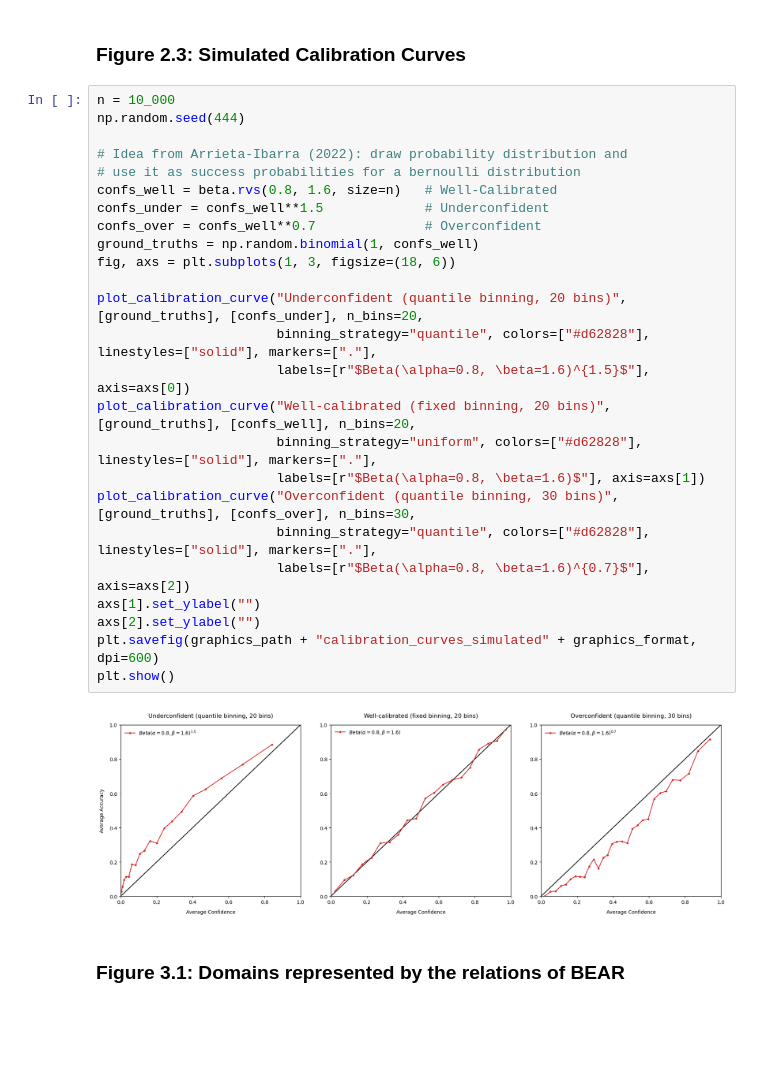
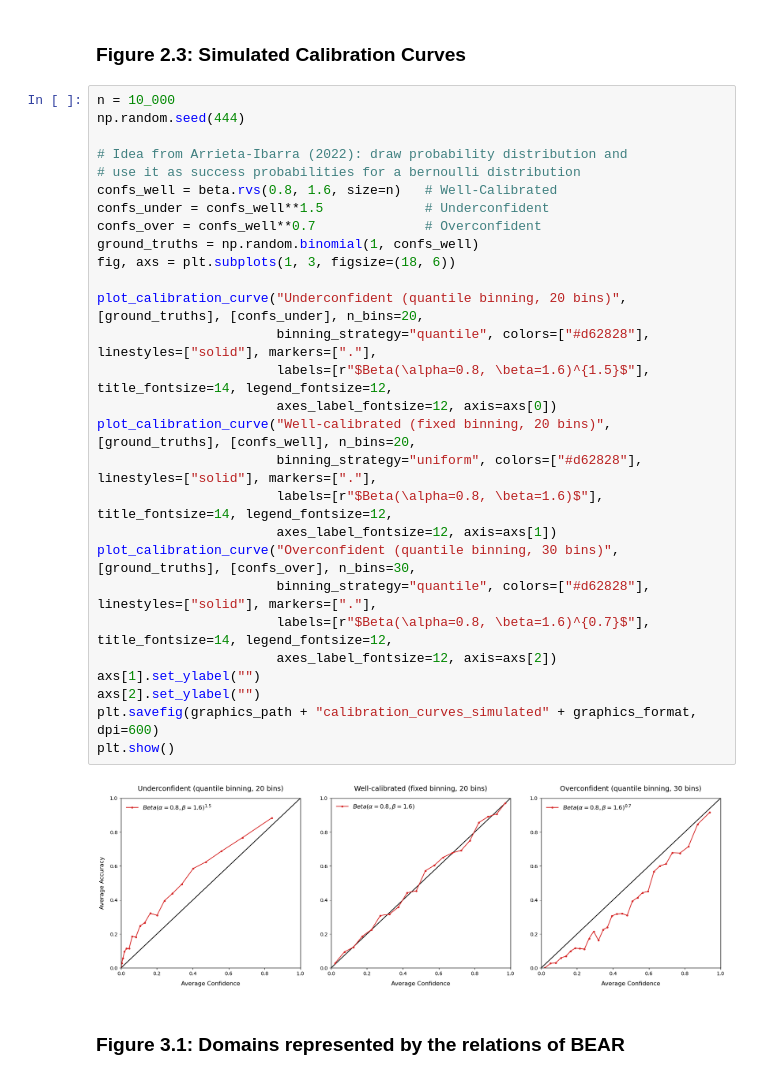
Before and after one commit to diamir707/LMsCONFonBEAR, a Jupyter notebook: results/e0other_results.ipynb, the cells around one changed output. Saved outputs shown, nothing was run; the diff lists cells and outputs as text; blank space fills up the shorter version.

```diff
--- a/results/e0other_results.ipynb
+++ b/results/e0other_results.ipynb
@@ -80,30 +80,33 @@ plt.show()
 # %%
 n = 10_000
 np.random.seed(444)
 
 # Idea from Arrieta-Ibarra (2022): draw probability distribution and
 # use it as success probabilities for a bernoulli distribution
 confs_well = beta.rvs(0.8, 1.6, size=n)   # Well-Calibrated
 confs_under = confs_well**1.5             # Underconfident
 confs_over = confs_well**0.7              # Overconfident
 ground_truths = np.random.binomial(1, confs_well)
 fig, axs = plt.subplots(1, 3, figsize=(18, 6))
 
 plot_calibration_curve("Underconfident (quantile binning, 20 bins)", [ground_truths], [confs_under], n_bins=20,
                        binning_strategy="quantile", colors=["#d62828"], linestyles=["solid"], markers=["."],
-                       labels=[r"$Beta(\alpha=0.8, \beta=1.6)^{1.5}$"], axis=axs[0])
+                       labels=[r"$Beta(\alpha=0.8, \beta=1.6)^{1.5}$"], title_fontsize=14, legend_fontsize=12,
+                       axes_label_fontsize=12, axis=axs[0])
 plot_calibration_curve("Well-calibrated (fixed binning, 20 bins)", [ground_truths], [confs_well], n_bins=20,
                        binning_strategy="uniform", colors=["#d62828"], linestyles=["solid"], markers=["."],
-                       labels=[r"$Beta(\alpha=0.8, \beta=1.6)$"], axis=axs[1])
+                       labels=[r"$Beta(\alpha=0.8, \beta=1.6)$"], title_fontsize=14, legend_fontsize=12,
+                       axes_label_fontsize=12, axis=axs[1])
 plot_calibration_curve("Overconfident (quantile binning, 30 bins)", [ground_truths], [confs_over], n_bins=30,
                        binning_strategy="quantile", colors=["#d62828"], linestyles=["solid"], markers=["."],
-                       labels=[r"$Beta(\alpha=0.8, \beta=1.6)^{0.7}$"],  axis=axs[2])
+                       labels=[r"$Beta(\alpha=0.8, \beta=1.6)^{0.7}$"], title_fontsize=14, legend_fontsize=12,
+                       axes_label_fontsize=12, axis=axs[2])
 axs[1].set_ylabel("")
 axs[2].set_ylabel("")
 plt.savefig(graphics_path + "calibration_curves_simulated" + graphics_format, dpi=600)
 plt.show()
 # %% [output]
-[figure, old version]
+[figure, new version]
 # %% [markdown]
 ### Figure 3.1: Domains represented by the relations of BEAR
 # %%
```
Also changed, not shown: 1 other file.
